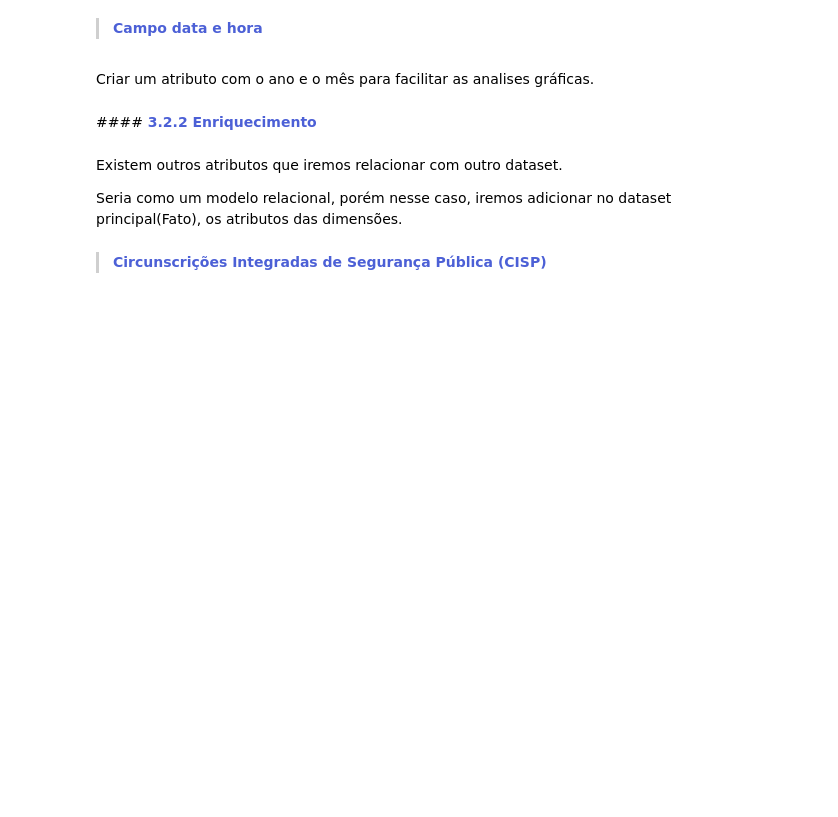
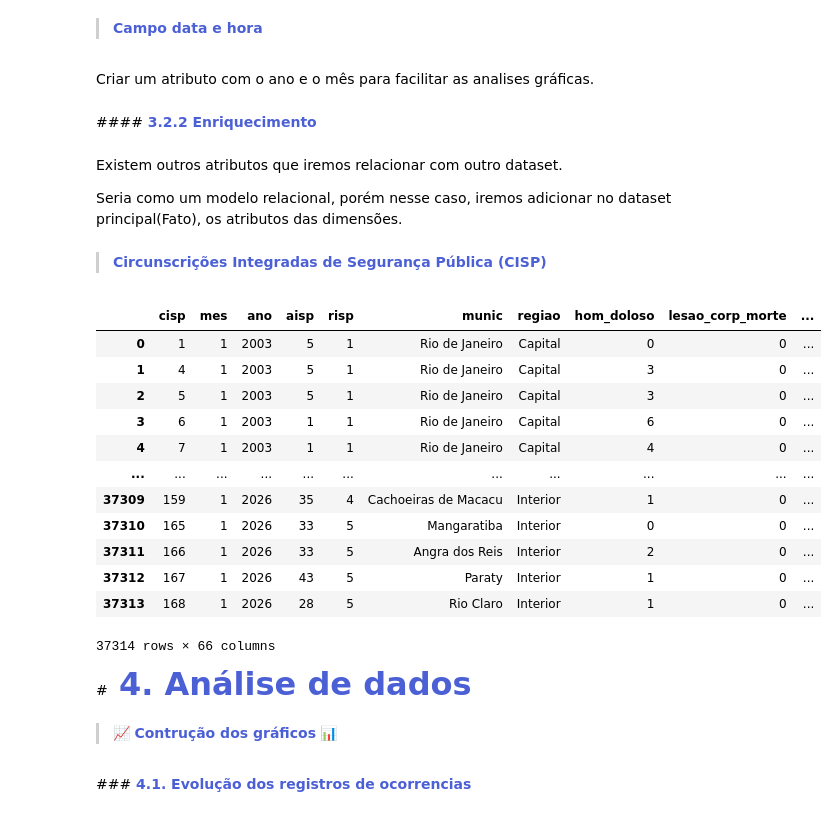
Before and after one commit to gabrielmprata/Info_seguranca_publica_rj, a Jupyter notebook: Info_seguranca_publica_rj.ipynb, the cells around one changed output. Saved outputs shown, nothing was run; the diff lists cells and outputs as text; code cells hidden in the pictures; blank space fills up the shorter version.

```diff
--- a/Info_seguranca_publica_rj.ipynb
+++ b/Info_seguranca_publica_rj.ipynb
@@ -470,3 +468,25 @@ Seria como um modelo relacional, porém nesse caso, iremos adicionar no dataset
 ><font color=#4c60d6>**Circunscrições Integradas de Segurança Pública  (CISP)**
 # %%
 df_ocorrencias = pd.merge(df_ocorrencias, df_cisp, left_on=['cisp'], right_on=['cisp'], how='left')
+# %%
+df_ocorrencias
+# %% [output]
+|  | cisp | mes | ano | aisp | risp | munic | regiao | hom_doloso | lesao_corp_morte | ... |
+| 0 | 1 | 1 | 2003 | 5 | 1 | Rio de Janeiro | Capital | 0 | 0 | ... |
+| 1 | 4 | 1 | 2003 | 5 | 1 | Rio de Janeiro | Capital | 3 | 0 | ... |
+| 2 | 5 | 1 | 2003 | 5 | 1 | Rio de Janeiro | Capital | 3 | 0 | ... |
+| 3 | 6 | 1 | 2003 | 1 | 1 | Rio de Janeiro | Capital | 6 | 0 | ... |
+| 4 | 7 | 1 | 2003 | 1 | 1 | Rio de Janeiro | Capital | 4 | 0 | ... |
+| ... | ... | ... | ... | ... | ... | ... | ... | ... | ... | ... |
+| 37309 | 159 | 1 | 2026 | 35 | 4 | Cachoeiras de Macacu | Interior | 1 | 0 | ... |
+| 37310 | 165 | 1 | 2026 | 33 | 5 | Mangaratiba | Interior | 0 | 0 | ... |
+| 37311 | 166 | 1 | 2026 | 33 | 5 | Angra dos Reis | Interior | 2 | 0 | ... |
+| 37312 | 167 | 1 | 2026 | 43 | 5 | Paraty | Interior | 1 | 0 | ... |
+| 37313 | 168 | 1 | 2026 | 28 | 5 | Rio Claro | Interior | 1 | 0 | ... |
+37314 rows × 66 columns
+# %% [markdown]
+#**<font color=#4c60d6 size="6"> 4. Análise de dados**
+# %% [markdown]
+><font color=#4c60d6>📈 **Contrução dos gráficos** 📊
+# %% [markdown]
+###**<font color=#4c60d6> 4.1. Evolução dos registros de ocorrencias**
```
Also changed, not shown: parts of 1 cell of this notebook.
